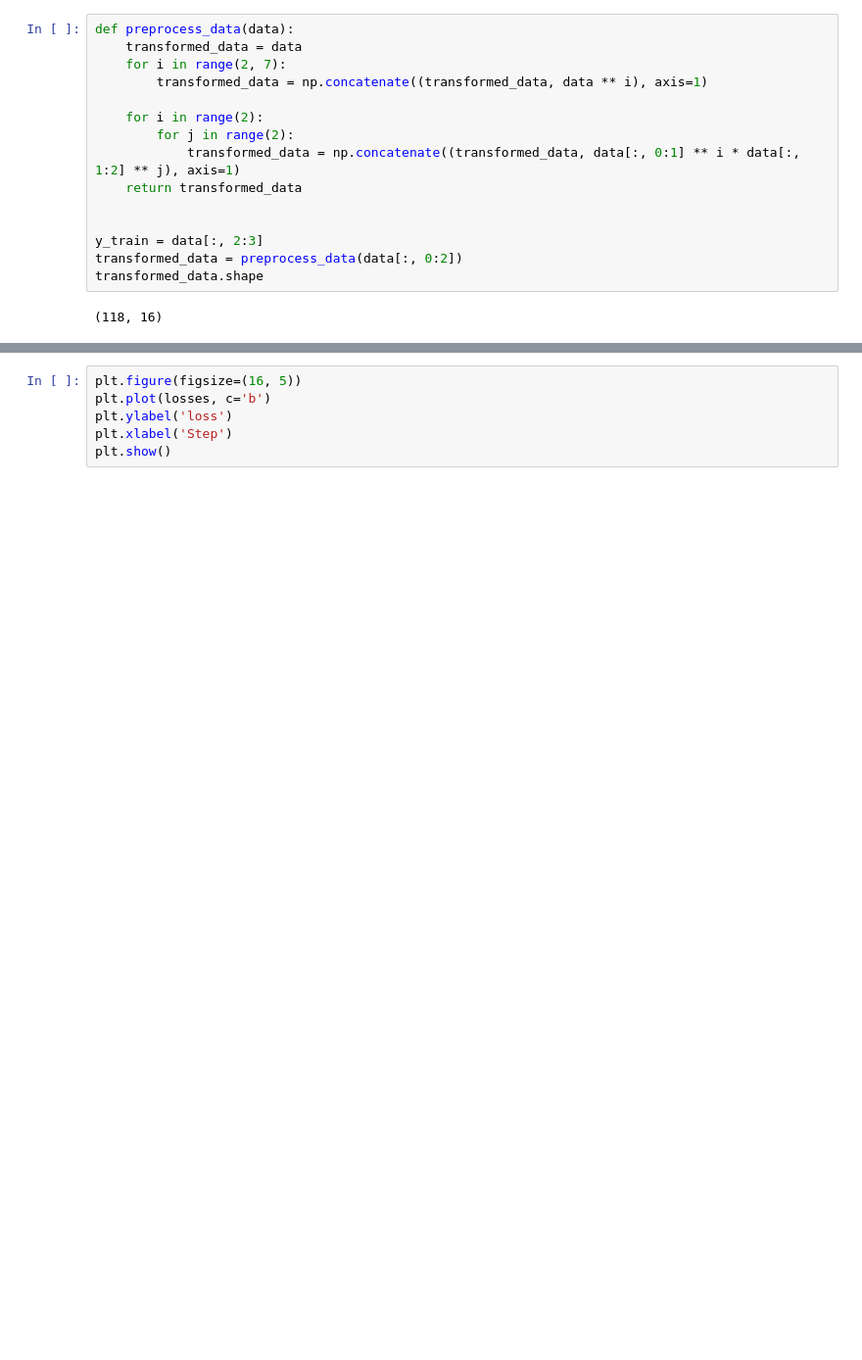
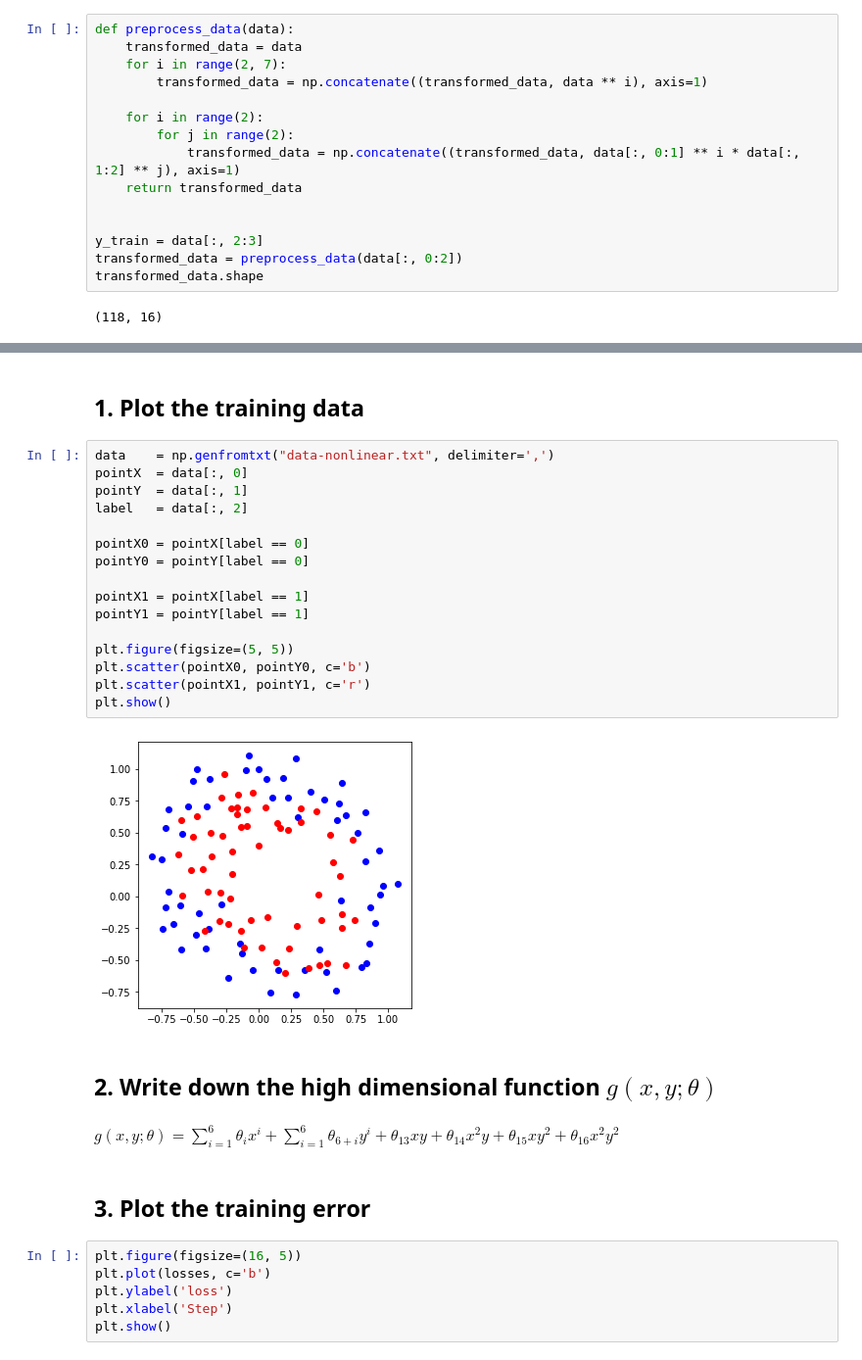
Before and after one commit to wonbeomjang/CAU54161-Machine-learning-class, a Jupyter notebook: Assignment_06/Assignment_06.ipynb, the cells around one changed output, grey strips where cells are left out. Shown: that part at 98% size. Cells and saved outputs as stored; diff of their text form; blank space fills up the shorter version.

```diff
--- a/Assignment_06/Assignment_06.ipynb
+++ b/Assignment_06/Assignment_06.ipynb
@@ -116,3 +126,29 @@ Max accuracy: 87.288136
+# %% [markdown]
+## 1. Plot the training data
+# %%
+data    = np.genfromtxt("data-nonlinear.txt", delimiter=',')
+pointX  = data[:, 0]
+pointY  = data[:, 1]
+label   = data[:, 2]
+
+pointX0 = pointX[label == 0]
+pointY0 = pointY[label == 0]
+
+pointX1 = pointX[label == 1]
+pointY1 = pointY[label == 1]
+
+plt.figure(figsize=(5, 5))
+plt.scatter(pointX0, pointY0, c='b')
+plt.scatter(pointX1, pointY1, c='r')
+plt.show()
+# %% [output]
+[figure, added]
+# %% [markdown]
+## 2. Write down the high dimensional function $g(x,y; \theta)$
+# %% [markdown]
+$g(x,y; \theta) = \sum_{i=1}^{6} \theta_i x^i + \sum_{i=1}^{6} \theta_{6+i} y^i +  \theta_{13}x y +  \theta_{14}x^2 y  +  \theta_{15}x y^2 +  \theta_{16}x^2 y^2$
+# %% [markdown]
+## 3. Plot the training error
 # %%
 plt.figure(figsize=(16, 5))
 plt.plot(losses, c='b')
```
Also changed, not shown: parts of 8 cells of this notebook.
